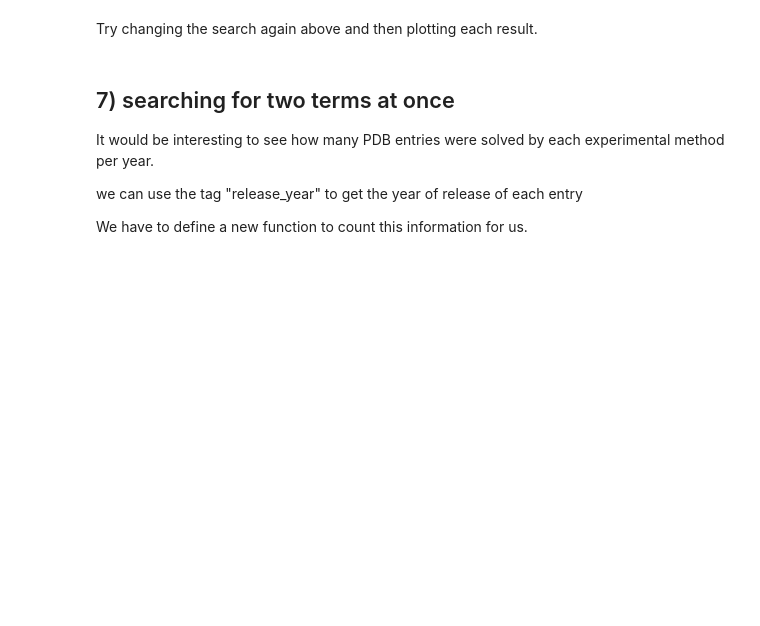
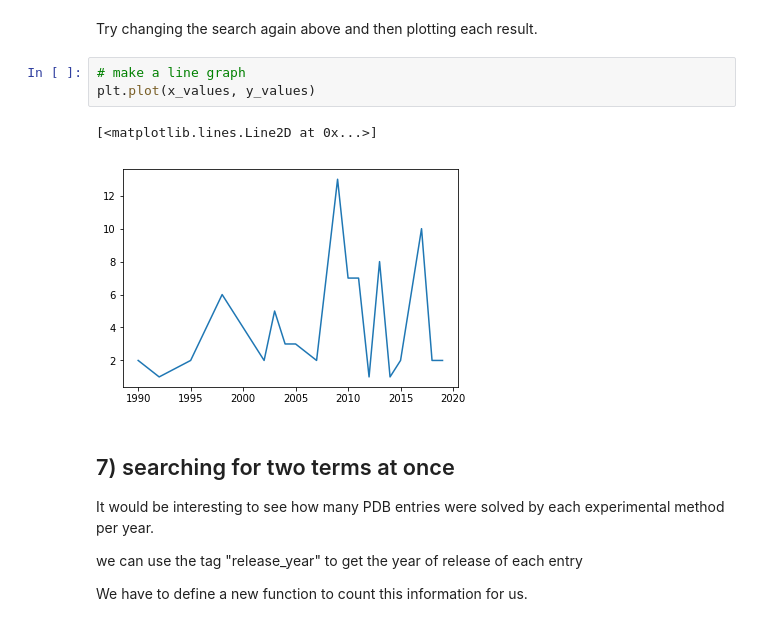
Before and after one commit to PDBeurope/pdbe-api-training, a Jupyter notebook: API workshop #6 - PDB search.ipynb, the cells around one changed output. Saved outputs shown, nothing was run; the diff lists cells and outputs as text; blank space fills up the shorter version.

```diff
--- a/API workshop #6 - PDB search.ipynb
+++ b/API workshop #6 - PDB search.ipynb
@@ -250,5 +312,11 @@ plt.line(x_values, y_values)
 # %% [markdown]
 Try changing the search again above and then plotting each result.
+# %%
+# make a line graph
+plt.plot(x_values, y_values)
+# %% [output]
+[<matplotlib.lines.Line2D at 0x...>]
+[figure, added]
 # %% [markdown]
 ## 7) searching for two terms at once
 
```
Also changed, not shown: parts of 19 cells of this notebook.
